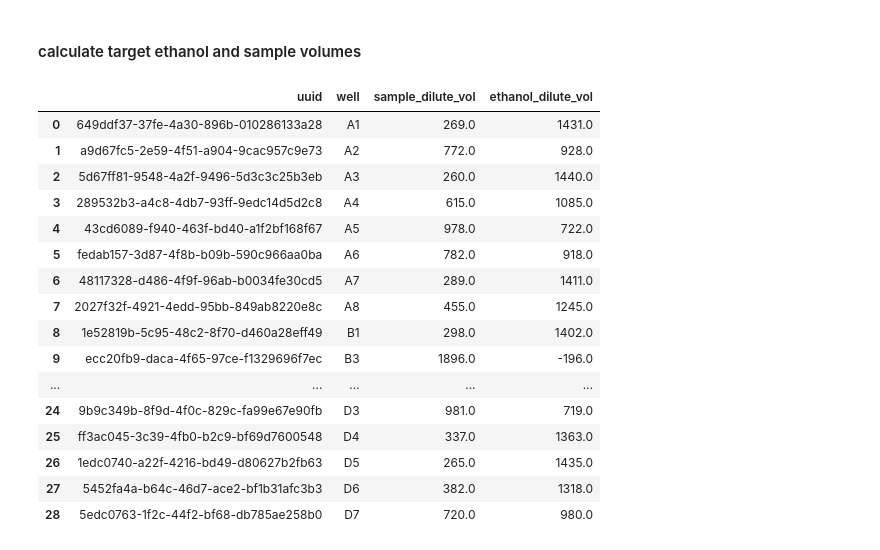
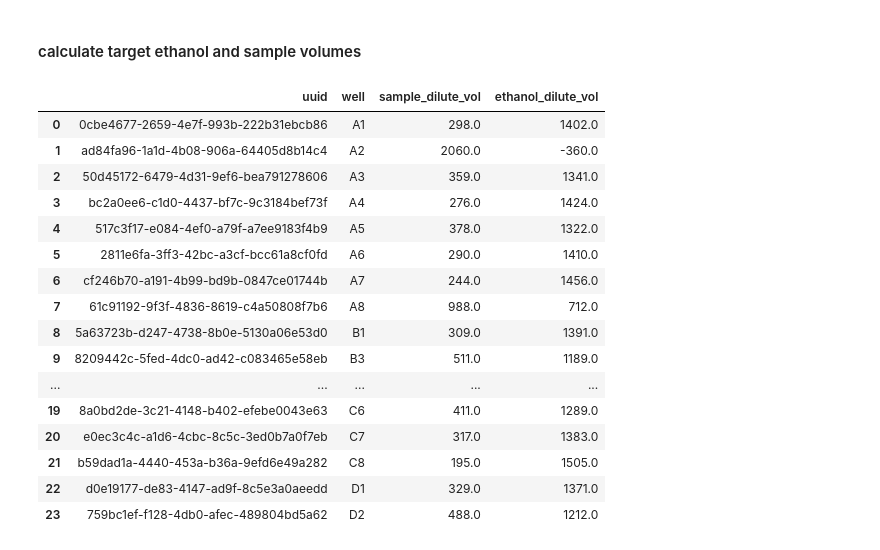
Before and after one commit to pozzo-research-group/silica-np-synthesis, a Jupyter notebook: 2024_10_17_RandomBaselineV4/2024_10_17_RandomBaselineV4.ipynb, the cells around one changed output. Cells and saved outputs as stored; diff of their text form; code cells hidden in the pictures.

```diff
--- a/2024_10_17_RandomBaselineV4/2024_10_17_RandomBaselineV4.ipynb
+++ b/2024_10_17_RandomBaselineV4/2024_10_17_RandomBaselineV4.ipynb
@@ -35,7 +38,7 @@ logger.info('Homed Jubilee')
 # %%
 deck = jubilee.load_deck('lab_automation_deck_AFL_bolton.json')
 # %%
-sample_table = pd.read_csv('2024_10_14_highlights_replicates_sampletable.csv')
+sample_table = pd.read_csv('Sample_table_2024_10_17_RandomBaselineV4.csv')
 # %%
 stober.count_stock_vials(sample_table, 15000)
 # %% [output]
@@ -289,5 +277,5 @@ stober.add_reactants_batch(jubilee, teos_syringe, mix_syringe, sample_table, loc
 # %% [markdown]
 #### Double dilution volume fraction
 # %%
-sample_table['dilution_volume_fraction'] = sample_table['dilution_volume_fraction']*2
+dilution_table = sample_table.iloc[0:24]
 # %%
@@ -320,22 +303,22 @@ sample_table['ethanol_dilute_vol'] = np.round((1-sample_table['dilution_volume_f
 # %%
-sample_table[['uuid', 'well', 'sample_dilute_vol', 'ethanol_dilute_vol']]
+dilution_table[['uuid', 'well', 'sample_dilute_vol', 'ethanol_dilute_vol']]
 # %% [output]
 |  | uuid | well | sample_dilute_vol | ethanol_dilute_vol |
-| 0 | 649ddf37-37fe-4a30-896b-010286133a28 | A1 | 269.0 | 1431.0 |
-| 1 | a9d67fc5-2e59-4f51-a904-9cac957c9e73 | A2 | 772.0 | 928.0 |
-| 2 | 5d67ff81-9548-4a2f-9496-5d3c3c25b3eb | A3 | 260.0 | 1440.0 |
-| 3 | 289532b3-a4c8-4db7-93ff-9edc14d5d2c8 | A4 | 615.0 | 1085.0 |
-| 4 | 43cd6089-f940-463f-bd40-a1f2bf168f67 | A5 | 978.0 | 722.0 |
-| 5 | fedab157-3d87-4f8b-b09b-590c966aa0ba | A6 | 782.0 | 918.0 |
-| 6 | 48117328-d486-4f9f-96ab-b0034fe30cd5 | A7 | 289.0 | 1411.0 |
-| 7 | 2027f32f-4921-4edd-95bb-849ab8220e8c | A8 | 455.0 | 1245.0 |
-| 8 | 1e52819b-5c95-48c2-8f70-d460a28eff49 | B1 | 298.0 | 1402.0 |
-| 9 | ecc20fb9-daca-4f65-97ce-f1329696f7ec | B3 | 1896.0 | -196.0 |
+| 0 | 0cbe4677-2659-4e7f-993b-222b31ebcb86 | A1 | 298.0 | 1402.0 |
+| 1 | ad84fa96-1a1d-4b08-906a-64405d8b14c4 | A2 | 2060.0 | -360.0 |
+| 2 | 50d45172-6479-4d31-9ef6-bea791278606 | A3 | 359.0 | 1341.0 |
+| 3 | bc2a0ee6-c1d0-4437-bf7c-9c3184bef73f | A4 | 276.0 | 1424.0 |
+| 4 | 517c3f17-e084-4ef0-a79f-a7ee9183f4b9 | A5 | 378.0 | 1322.0 |
+| 5 | 2811e6fa-3ff3-42bc-a3cf-bcc61a8cf0fd | A6 | 290.0 | 1410.0 |
+| 6 | cf246b70-a191-4b99-bd9b-0847ce01744b | A7 | 244.0 | 1456.0 |
+| 7 | 61c91192-9f3f-4836-8619-c4a50808f7b6 | A8 | 988.0 | 712.0 |
+| 8 | 5a63723b-d247-4738-8b0e-5130a06e53d0 | B1 | 309.0 | 1391.0 |
+| 9 | 8209442c-5fed-4dc0-ad42-c083465e58eb | B3 | 511.0 | 1189.0 |
 | ... | ... | ... | ... | ... |
-| 24 | 9b9c349b-8f9d-4f0c-829c-fa99e67e90fb | D3 | 981.0 | 719.0 |
-| 25 | ff3ac045-3c39-4fb0-b2c9-bf69d7600548 | D4 | 337.0 | 1363.0 |
-| 26 | 1edc0740-a22f-4216-bd49-d80627b2fb63 | D5 | 265.0 | 1435.0 |
-| 27 | 5452fa4a-b64c-46d7-ace2-bf1b31afc3b3 | D6 | 382.0 | 1318.0 |
-| 28 | 5edc0763-1f2c-44f2-bf68-db785ae258b0 | D7 | 720.0 | 980.0 |
+| 19 | 8a0bd2de-3c21-4148-b402-efebe0043e63 | C6 | 411.0 | 1289.0 |
+| 20 | e0ec3c4c-a1d6-4cbc-8c5c-3ed0b7a0f7eb | C7 | 317.0 | 1383.0 |
+| 21 | b59dad1a-4440-453a-b36a-9efd6e49a282 | C8 | 195.0 | 1505.0 |
+| 22 | d0e19177-de83-4147-ad9f-8c5e3a0aeedd | D1 | 329.0 | 1371.0 |
+| 23 | 759bc1ef-f128-4db0-afec-489804bd5a62 | D2 | 488.0 | 1212.0 |
 # %%
 # dispese ethanol into dilution vials
```
Also changed, not shown: parts of 31 cells of this notebook, 4 other files.
